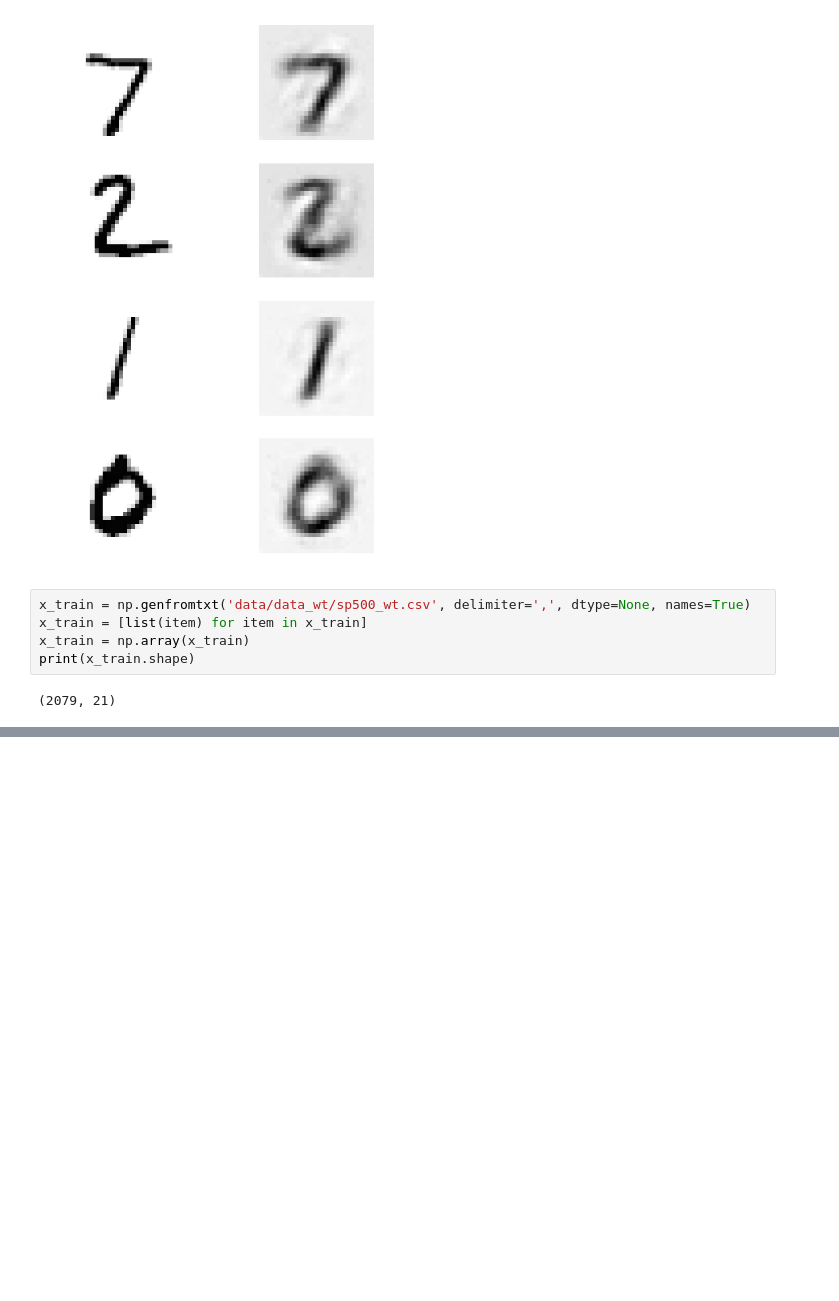
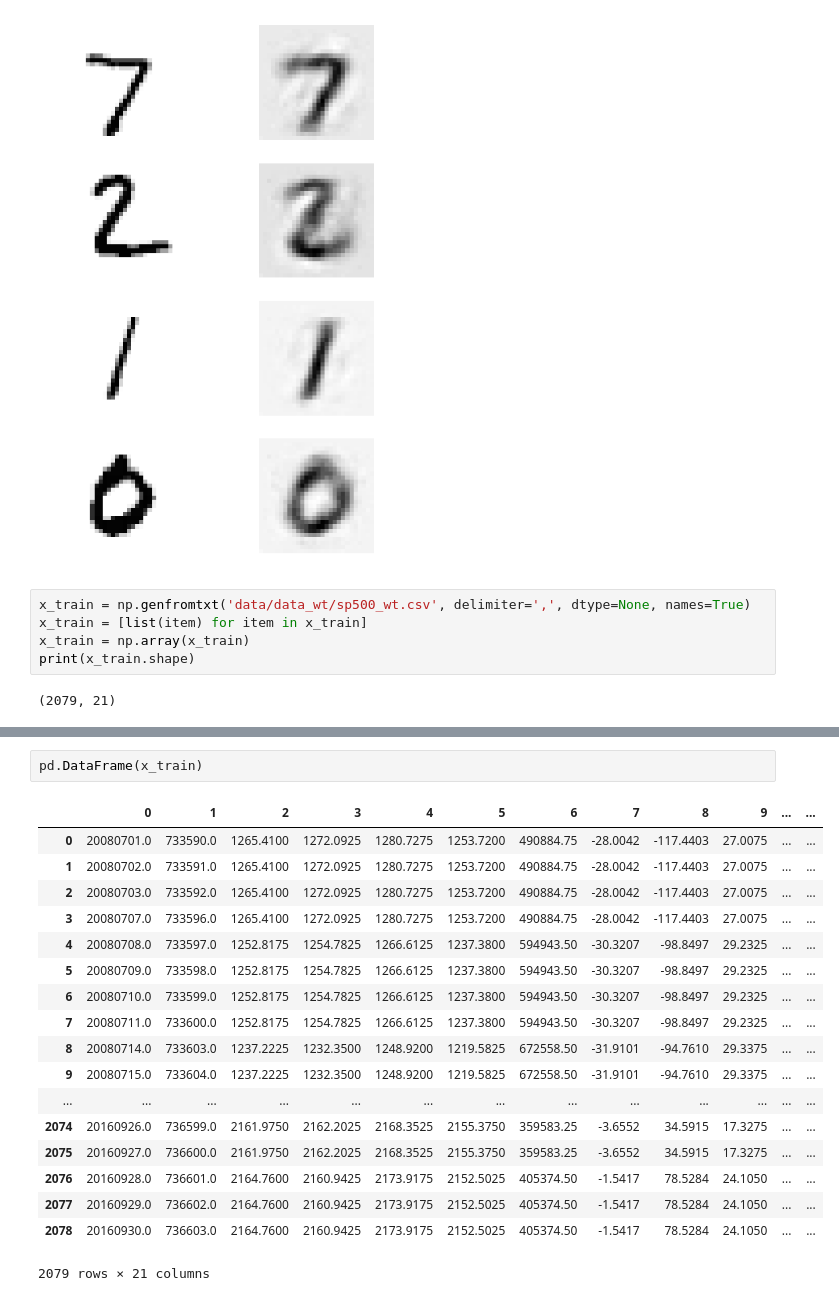
Before and after one commit to valcourgeau/intro-deep-learning-group, a Jupyter notebook: JGstackedAE.ipynb, the cells around one changed output, grey strips where cells are left out. Saved outputs shown, nothing was run; the diff lists cells and outputs as text; blank space fills up the shorter version.

```diff
--- a/JGstackedAE.ipynb
+++ b/JGstackedAE.ipynb
@@ -193,0 +291,21 @@ print(len(output4[1]))
+# %%
+pd.DataFrame(x_train)
+# %% [output]
+|  | 0 | 1 | 2 | 3 | 4 | 5 | 6 | 7 | 8 | 9 | ... | ... |
+| 0 | 20080701.0 | 733590.0 | 1265.4100 | 1272.0925 | 1280.7275 | 1253.7200 | 490884.75 | -28.0042 | -117.4403 | 27.0075 | ... | ... |
+| 1 | 20080702.0 | 733591.0 | 1265.4100 | 1272.0925 | 1280.7275 | 1253.7200 | 490884.75 | -28.0042 | -117.4403 | 27.0075 | ... | ... |
+| 2 | 20080703.0 | 733592.0 | 1265.4100 | 1272.0925 | 1280.7275 | 1253.7200 | 490884.75 | -28.0042 | -117.4403 | 27.0075 | ... | ... |
+| 3 | 20080707.0 | 733596.0 | 1265.4100 | 1272.0925 | 1280.7275 | 1253.7200 | 490884.75 | -28.0042 | -117.4403 | 27.0075 | ... | ... |
+| 4 | 20080708.0 | 733597.0 | 1252.8175 | 1254.7825 | 1266.6125 | 1237.3800 | 594943.50 | -30.3207 | -98.8497 | 29.2325 | ... | ... |
+| 5 | 20080709.0 | 733598.0 | 1252.8175 | 1254.7825 | 1266.6125 | 1237.3800 | 594943.50 | -30.3207 | -98.8497 | 29.2325 | ... | ... |
+| 6 | 20080710.0 | 733599.0 | 1252.8175 | 1254.7825 | 1266.6125 | 1237.3800 | 594943.50 | -30.3207 | -98.8497 | 29.2325 | ... | ... |
+| 7 | 20080711.0 | 733600.0 | 1252.8175 | 1254.7825 | 1266.6125 | 1237.3800 | 594943.50 | -30.3207 | -98.8497 | 29.2325 | ... | ... |
+| 8 | 20080714.0 | 733603.0 | 1237.2225 | 1232.3500 | 1248.9200 | 1219.5825 | 672558.50 | -31.9101 | -94.7610 | 29.3375 | ... | ... |
+| 9 | 20080715.0 | 733604.0 | 1237.2225 | 1232.3500 | 1248.9200 | 1219.5825 | 672558.50 | -31.9101 | -94.7610 | 29.3375 | ... | ... |
+| ... | ... | ... | ... | ... | ... | ... | ... | ... | ... | ... | ... | ... |
+| 2074 | 20160926.0 | 736599.0 | 2161.9750 | 2162.2025 | 2168.3525 | 2155.3750 | 359583.25 | -3.6552 | 34.5915 | 17.3275 | ... | ... |
+| 2075 | 20160927.0 | 736600.0 | 2161.9750 | 2162.2025 | 2168.3525 | 2155.3750 | 359583.25 | -3.6552 | 34.5915 | 17.3275 | ... | ... |
+| 2076 | 20160928.0 | 736601.0 | 2164.7600 | 2160.9425 | 2173.9175 | 2152.5025 | 405374.50 | -1.5417 | 78.5284 | 24.1050 | ... | ... |
+| 2077 | 20160929.0 | 736602.0 | 2164.7600 | 2160.9425 | 2173.9175 | 2152.5025 | 405374.50 | -1.5417 | 78.5284 | 24.1050 | ... | ... |
+| 2078 | 20160930.0 | 736603.0 | 2164.7600 | 2160.9425 | 2173.9175 | 2152.5025 | 405374.50 | -1.5417 | 78.5284 | 24.1050 | ... | ... |
+2079 rows × 21 columns
```
Also changed, not shown: parts of 9 cells of this notebook, 4 other files.
